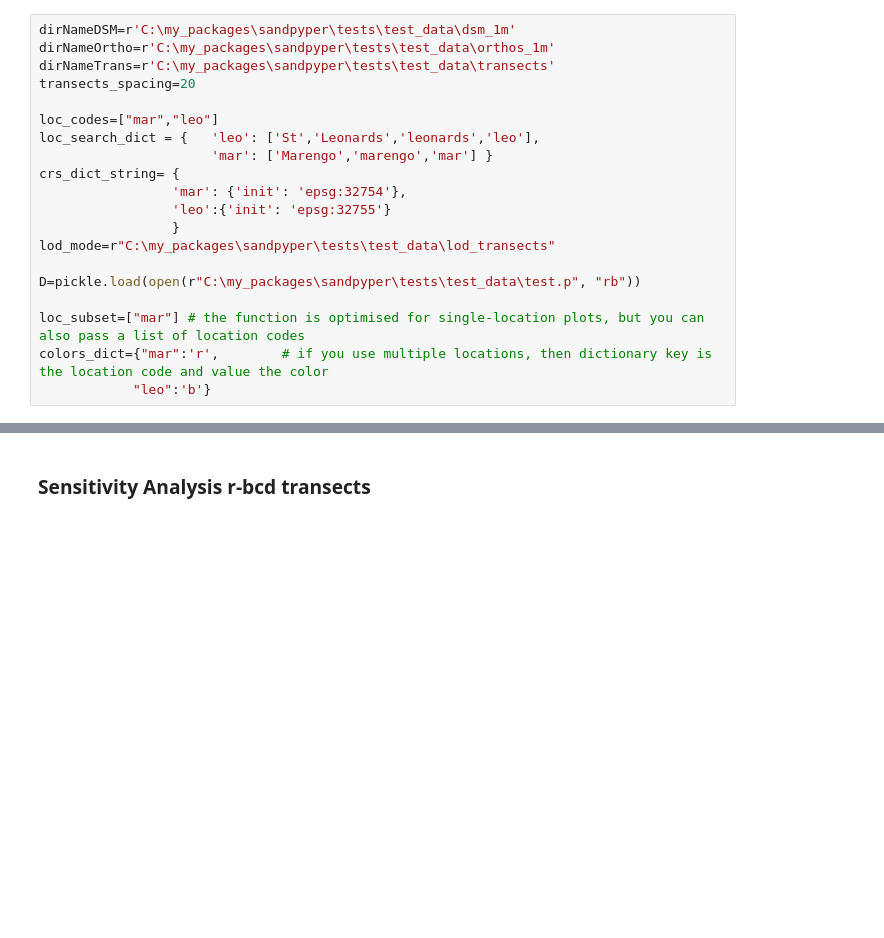
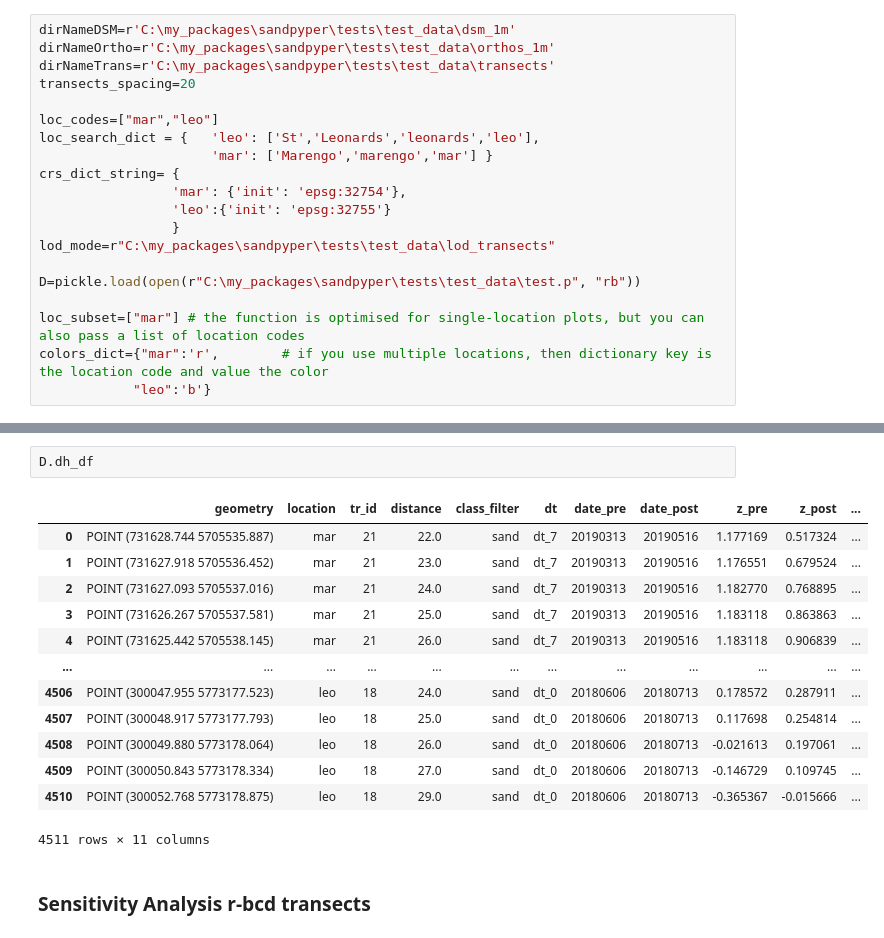
Before and after one commit to npucino/sandpyper, a Jupyter notebook: examples/Example_1_Profile_extraction-CLASS.ipynb, the cells around one changed output, grey strips where cells are left out. Cells and saved outputs as stored; diff of their text form; blank space fills up the shorter version.

```diff
--- a/examples/Example_1_Profile_extraction-CLASS.ipynb
+++ b/examples/Example_1_Profile_extraction-CLASS.ipynb
@@ -85,3 +101,19 @@ NameError: name 'filter_sand' is not defined
+# %%
+D.dh_df
+# %% [output]
+|  | geometry | location | tr_id | distance | class_filter | dt | date_pre | date_post | z_pre | z_post | ... |
+| 0 | POINT (731628.744 5705535.887) | mar | 21 | 22.0 | sand | dt_7 | 20190313 | 20190516 | 1.177169 | 0.517324 | ... |
+| 1 | POINT (731627.918 5705536.452) | mar | 21 | 23.0 | sand | dt_7 | 20190313 | 20190516 | 1.176551 | 0.679524 | ... |
+| 2 | POINT (731627.093 5705537.016) | mar | 21 | 24.0 | sand | dt_7 | 20190313 | 20190516 | 1.182770 | 0.768895 | ... |
+| 3 | POINT (731626.267 5705537.581) | mar | 21 | 25.0 | sand | dt_7 | 20190313 | 20190516 | 1.183118 | 0.863863 | ... |
+| 4 | POINT (731625.442 5705538.145) | mar | 21 | 26.0 | sand | dt_7 | 20190313 | 20190516 | 1.183118 | 0.906839 | ... |
+| ... | ... | ... | ... | ... | ... | ... | ... | ... | ... | ... | ... |
+| 4506 | POINT (300047.955 5773177.523) | leo | 18 | 24.0 | sand | dt_0 | 20180606 | 20180713 | 0.178572 | 0.287911 | ... |
+| 4507 | POINT (300048.917 5773177.793) | leo | 18 | 25.0 | sand | dt_0 | 20180606 | 20180713 | 0.117698 | 0.254814 | ... |
+| 4508 | POINT (300049.880 5773178.064) | leo | 18 | 26.0 | sand | dt_0 | 20180606 | 20180713 | -0.021613 | 0.197061 | ... |
+| 4509 | POINT (300050.843 5773178.334) | leo | 18 | 27.0 | sand | dt_0 | 20180606 | 20180713 | -0.146729 | 0.109745 | ... |
+| 4510 | POINT (300052.768 5773178.875) | leo | 18 | 29.0 | sand | dt_0 | 20180606 | 20180713 | -0.365367 | -0.015666 | ... |
+4511 rows × 11 columns
 # %% [markdown]
 ### Sensitivity Analysis r-bcd transects
 # %%
```
Also changed, not shown: parts of 1 cell of this notebook, 1 other file.
